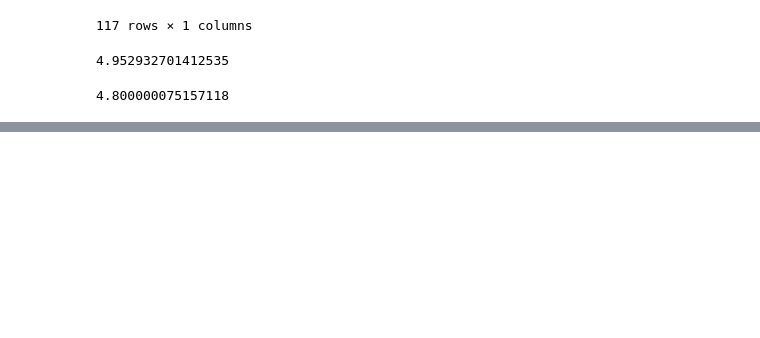
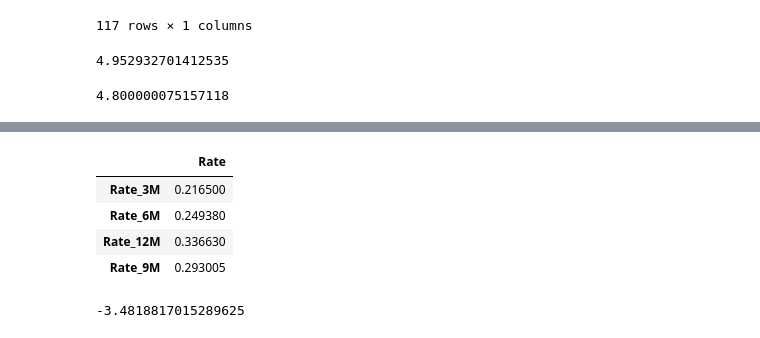
Before and after one commit to WillemJan9519/SPFDM1, a Jupyter notebook: SPFDM 1.ipynb, the cells around one changed output, grey strips where cells are left out. Cells and saved outputs as stored; diff of their text form; code cells hidden in the pictures; blank space fills up the shorter version.

Commit message:
Added first valuation engine

```diff
--- a/SPFDM 1.ipynb
+++ b/SPFDM 1.ipynb
@@ -181,0 +184,8 @@ plt.legend()
+# %%
+LIBOR
+# %% [output]
+|  | Rate |
+| Rate_3M | 0.216500 |
+| Rate_6M | 0.249380 |
+| Rate_12M | 0.336630 |
+| Rate_9M | 0.293005 |
@@ -181,0 +197,71 @@ plt.legend()
+# %%
+class swaps():
+    def __init__(self,start, lifetime,swaprate=None):
+        """Initialize function. For any swap we determine
+           its value as difference between long and short
+           position in bonds. If inception if now, we solve
+           this value such that it is zero.
+           For each swap we pay fixed and receive floating rate
+
+           start = float number of years, e.g. -0.5
+           lifetime = total lifetime since inception, e.g. 5
+           swaprate = some rate in % if defined. To find swaprate,
+           it should be set to None"""
+        self.swapstart = start
+        self.lifetime = lifetime
+        self.swaprate=swaprate
+        if self.swaprate:
+            # We need to calculate the present day value
+            # of this swap, since it already exists and has
+            # a defined swaprate
+            self.irsvalue = self.valuate()
+        else:
+            # We need to find the swaprate such that the net
+            # present value equals zero
+            self.getrate()
+
+    def valuate(self):
+        """We pay fixed and thus are short in fixed bond at
+           the swaprate r. We receive floating and are thus
+           long in floating bond."""
+        # Fixed lag
+        short = self.fixed_bond(self.swaprate)
+        # Floating lag
+        libor_float = 10.5
+        long = self.floating_bond(libor_float)
+
+        return short - long
+
+    def fixed_bond(self,rate):
+        time_remaining = self.lifetime - self.swapstart
+        timesteps = np.arange(0.25,time_remaining,0.25)
+        # Each step in timesteps, we get discounted floating rate
+        # Additionally, we receive final payment
+        value = 0
+        for timestep in timesteps:
+            discount_rate = zerocurve.loc[timestep].iloc[0]
+            discount_factor = np.exp(-timestep*discount_rate/100)
+            discounted_cash = (rate/4) * discount_factor
+            value += discounted_cash
+        # Final payment
+        discount_rate = zerocurve.loc[time_remaining].iloc[0]
+        discount_factor = np.exp(-time_remaining*discount_rate/100)
+        value += (100+rate/4)*discount_factor
+        return value
+
+    def floating_bond(self,libor):
+        """Floating bond is worth par after the first next payment
+           and pays the LIBOR rate"""
+        next_payment = 0.25
+        discount_rate = zerocurve.loc[next_payment].iloc[0]
+        discount_factor = np.exp(-next_payment*discount_rate/100)
+        value = (100+libor * next_payment) * discount_factor
+        return value
+
+    #def get_rate(self):
+
+swapper = swaps(0,1,8)
+
+swapper.irsvalue
+# %% [output]
+-3.4818817015289625
```
Also changed, not shown: parts of 7 cells of this notebook.
